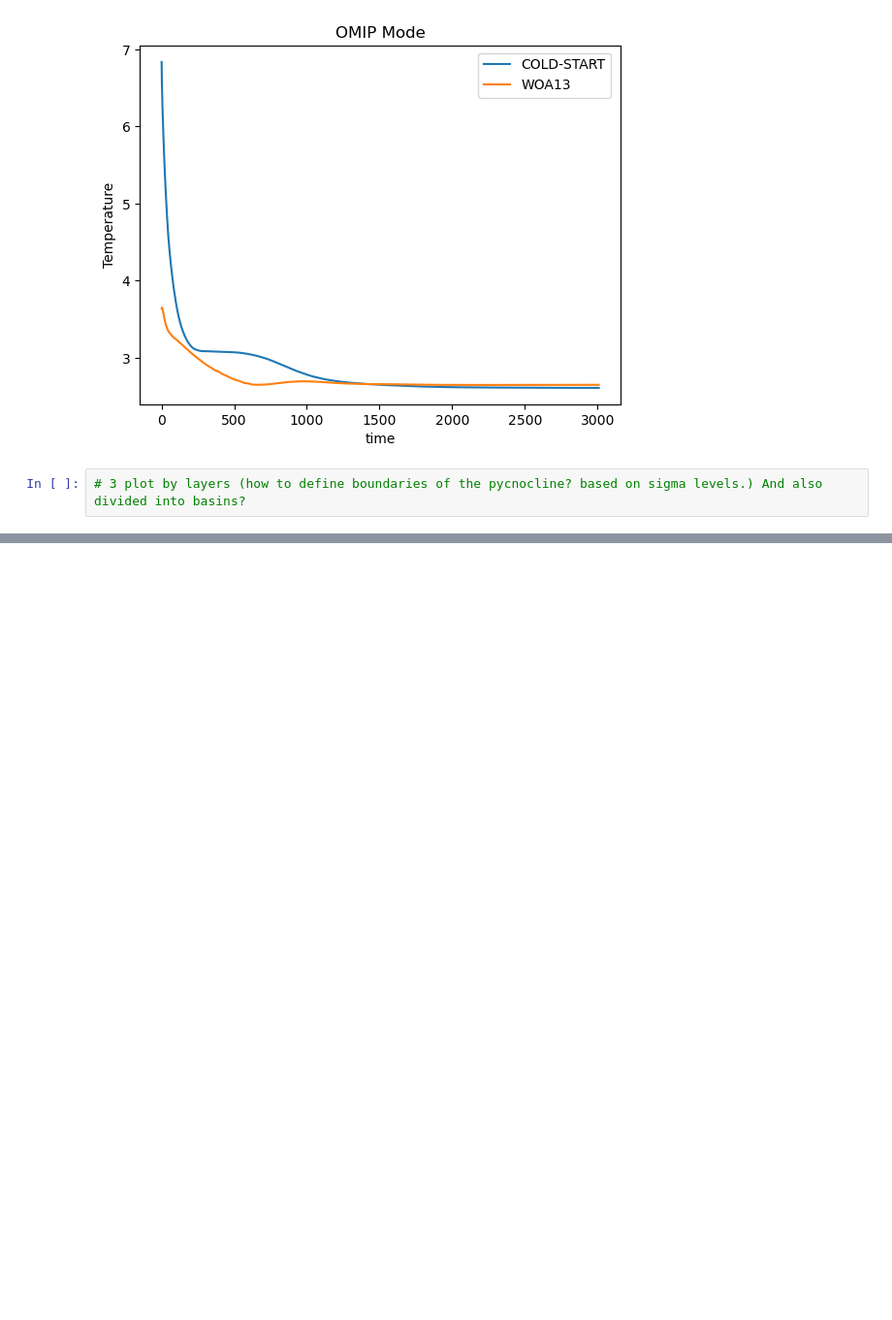
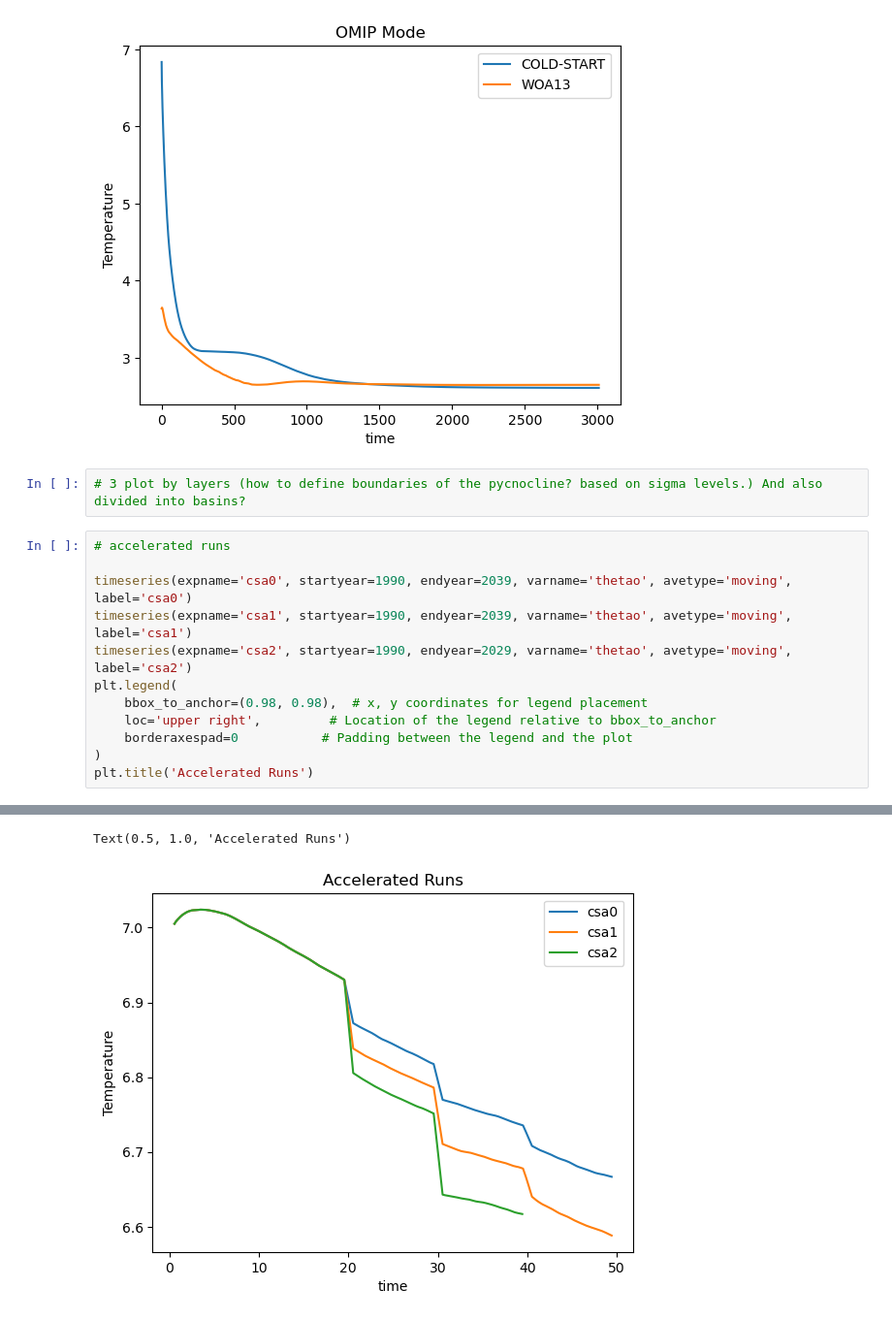
Before and after one commit to asozza/ecearth-outpost, a Jupyter notebook: notebooks/test_timeseries.ipynb, the cells around one changed output, grey strips where cells are left out. Shown at 97% size. Drawn from its saved outputs; the diff is of its cells as text; blank space fills up the shorter version.

```diff
--- a/notebooks/test_timeseries.ipynb
+++ b/notebooks/test_timeseries.ipynb
@@ -51,3 +54,16 @@ Text(0.5, 1.0, 'OMIP Mode')
 [figure]
 # %%
 # 3 plot by layers (how to define boundaries of the pycnocline? based on sigma levels.) And also divided into basins?
+# %%
+# accelerated runs
+
+timeseries(expname='csa0', startyear=1990, endyear=2039, varname='thetao', avetype='moving', label='csa0')
+timeseries(expname='csa1', startyear=1990, endyear=2039, varname='thetao', avetype='moving', label='csa1')
+timeseries(expname='csa2', startyear=1990, endyear=2029, varname='thetao', avetype='moving', label='csa2')
+plt.legend(
+    bbox_to_anchor=(0.98, 0.98),  # x, y coordinates for legend placement
+    loc='upper right',         # Location of the legend relative to bbox_to_anchor
+    borderaxespad=0           # Padding between the legend and the plot
+)
+plt.title('Accelerated Runs')
+# %% [output]
@@ -53,0 +87,2 @@ Text(0.5, 1.0, 'OMIP Mode')
+Text(0.5, 1.0, 'Accelerated Runs')
+[figure, added]
```
Also changed, not shown: parts of 2 cells of this notebook, 1 other file.
